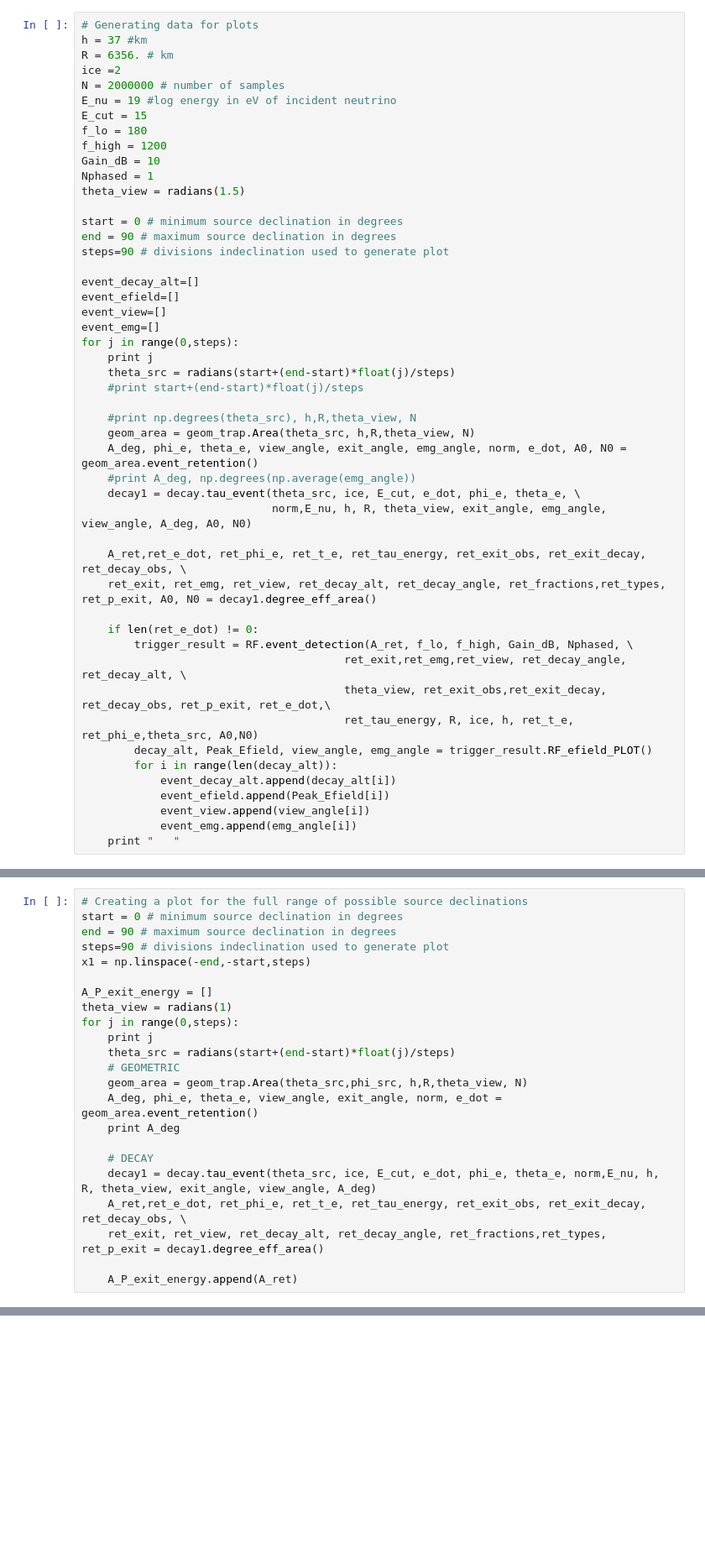
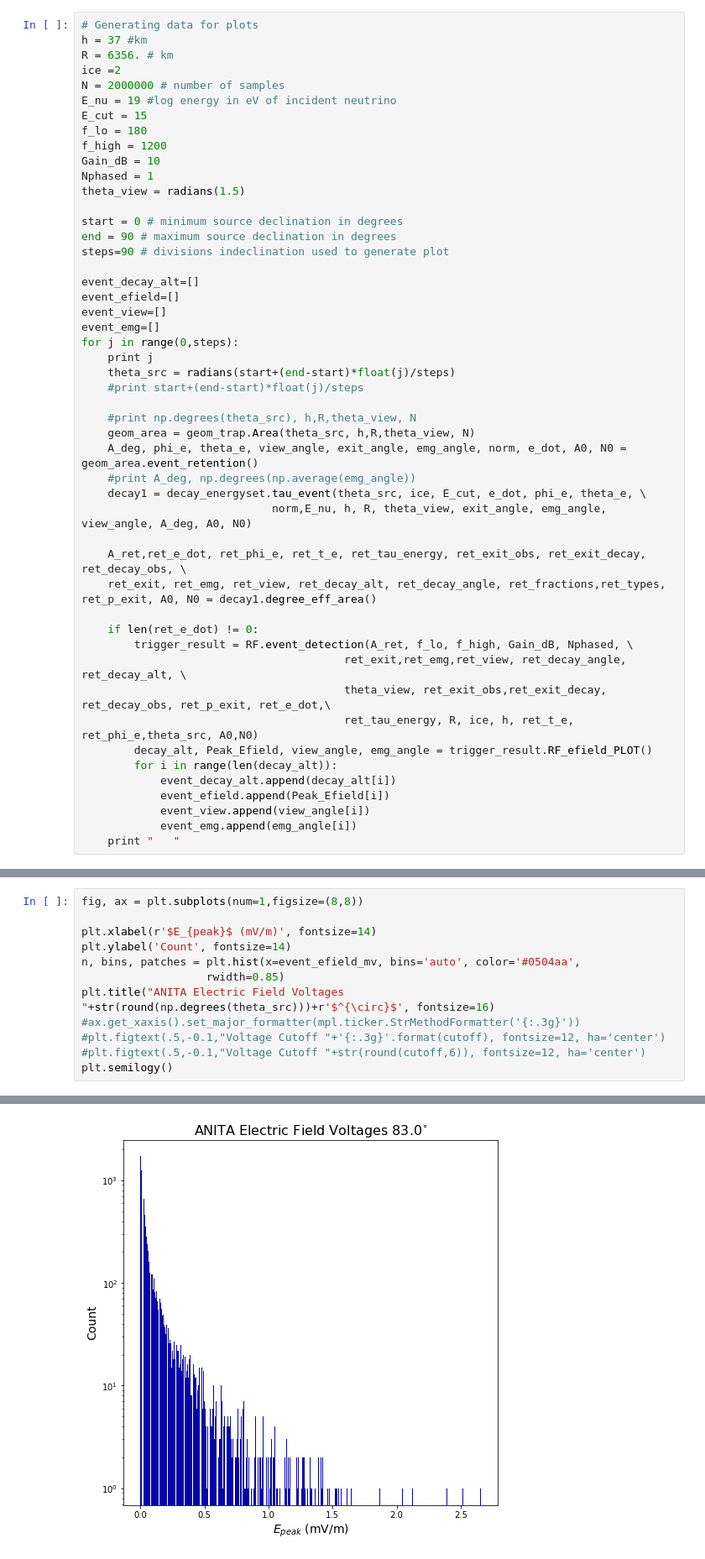
Before and after one commit to afromero/tau_point_source_sim, a Jupyter notebook: electric_field_plots.ipynb, the cells around one changed output, grey strips where cells are left out. Shown at 84% size. Saved outputs shown, nothing was run; the diff lists cells and outputs as text; blank space fills up the shorter version.

Commit message:
making the plots for peak effective area region statistics on voltage and view angle

```diff
--- a/electric_field_plots.ipynb
+++ b/electric_field_plots.ipynb
@@ -48,7 +51,7 @@ for j in range(0,steps):
     geom_area = geom_trap.Area(theta_src, h,R,theta_view, N)
     A_deg, phi_e, theta_e, view_angle, exit_angle, emg_angle, norm, e_dot, A0, N0 = geom_area.event_retention()
     #print A_deg, np.degrees(np.average(emg_angle))
-    decay1 = decay.tau_event(theta_src, ice, E_cut, e_dot, phi_e, theta_e, \
+    decay1 = decay_energyset.tau_event(theta_src, ice, E_cut, e_dot, phi_e, theta_e, \
                              norm,E_nu, h, R, theta_view, exit_angle, emg_angle, view_angle, A_deg, A0, N0)
 
     A_ret,ret_e_dot, ret_phi_e, ret_t_e, ret_tau_energy, ret_exit_obs, ret_exit_decay, ret_decay_obs, \
@@ -292,23 +212,0 @@ for j in range(0,steps):
-# %%
-# Creating a plot for the full range of possible source declinations
-start = 0 # minimum source declination in degrees
-end = 90 # maximum source declination in degrees
-steps=90 # divisions indeclination used to generate plot
-x1 = np.linspace(-end,-start,steps)
-
-A_P_exit_energy = []
-theta_view = radians(1)
-for j in range(0,steps):
-    print j
-    theta_src = radians(start+(end-start)*float(j)/steps)
-    # GEOMETRIC
-    geom_area = geom_trap.Area(theta_src,phi_src, h,R,theta_view, N)
-    A_deg, phi_e, theta_e, view_angle, exit_angle, norm, e_dot = geom_area.event_retention()
-    print A_deg
-
-    # DECAY
-    decay1 = decay.tau_event(theta_src, ice, E_cut, e_dot, phi_e, theta_e, norm,E_nu, h, R, theta_view, exit_angle, view_angle, A_deg)
-    A_ret,ret_e_dot, ret_phi_e, ret_t_e, ret_tau_energy, ret_exit_obs, ret_exit_decay, ret_decay_obs, \
-    ret_exit, ret_view, ret_decay_alt, ret_decay_angle, ret_fractions,ret_types, ret_p_exit = decay1.degree_eff_area()
-
-    A_P_exit_energy.append(A_ret)
@@ -361,0 +213,13 @@ for item in data:
+# %%
+fig, ax = plt.subplots(num=1,figsize=(8,8))
+
+plt.xlabel(r'$E_{peak}$ (mV/m)', fontsize=14)
+plt.ylabel('Count', fontsize=14)
+n, bins, patches = plt.hist(x=event_efield_mv, bins='auto', color='#0504aa',
+                   rwidth=0.85)
+plt.title("ANITA Electric Field Voltages "+str(round(np.degrees(theta_src)))+r'$^{\circ}$', fontsize=16)
+#ax.get_xaxis().set_major_formatter(mpl.ticker.StrMethodFormatter('{:.3g}'))
+#plt.figtext(.5,-0.1,"Voltage Cutoff "+'{:.3g}'.format(cutoff), fontsize=12, ha='center')
+#plt.figtext(.5,-0.1,"Voltage Cutoff "+str(round(cutoff,6)), fontsize=12, ha='center')
+plt.semilogy()
+# %% [output]
@@ -361,0 +227 @@ for item in data:
+[figure, added]
```
Also changed, not shown: parts of 15 cells of this notebook, 2 other files.
